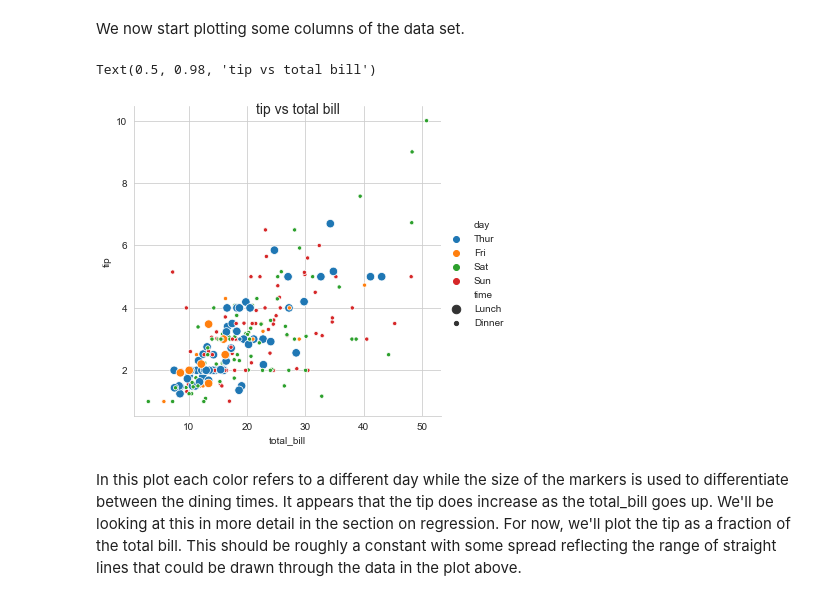
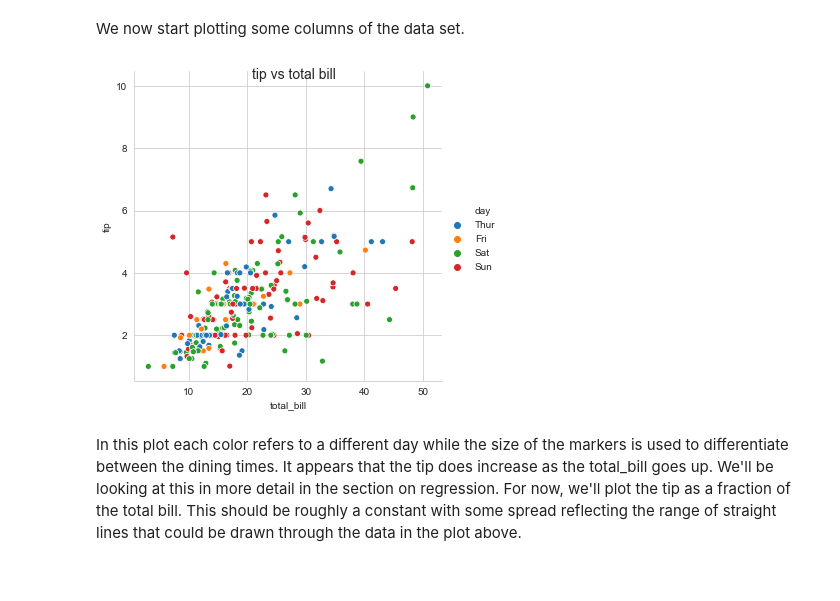
Before and after one commit to elizabethdaly/data-analysis-project, a Jupyter notebook: tips-data-analysis.ipynb, the cells around one changed output. Saved outputs shown, nothing was run; the diff lists cells and outputs as text; code cells hidden in the pictures.

```diff
--- a/tips-data-analysis.ipynb
+++ b/tips-data-analysis.ipynb
@@ -132,11 +132,11 @@ sns.set_style('whitegrid')
 We now start plotting some columns of the data set.
 # %%
 # How does tip vary with total_bill?
-g = sns.relplot(x="total_bill", y="tip", hue='day', size='time', data=df)
+g = sns.relplot(x="total_bill", y="tip", hue='day', data=df) #size='time' makes the plot crowded
 g.fig.suptitle('tip vs total bill', fontsize=14)
+g.savefig("tipVSbill.png")
 # %% [output]
-Text(0.5, 0.98, 'tip vs total bill')
-[figure, old version]
+[figure, new version]
 # %% [markdown]
 In this plot each color refers to a different day while the size of the markers is used to differentiate between the dining times. It appears that the tip does increase as the total_bill goes up. We'll be looking at this in more detail in the section on regression. For now, we'll plot the tip as a fraction of the total bill. This should be roughly a constant with some spread reflecting the range of straight lines that could be drawn through the data in the plot above.
 # %%
```
Also changed, not shown: parts of 3 cells of this notebook, 7 other files.
